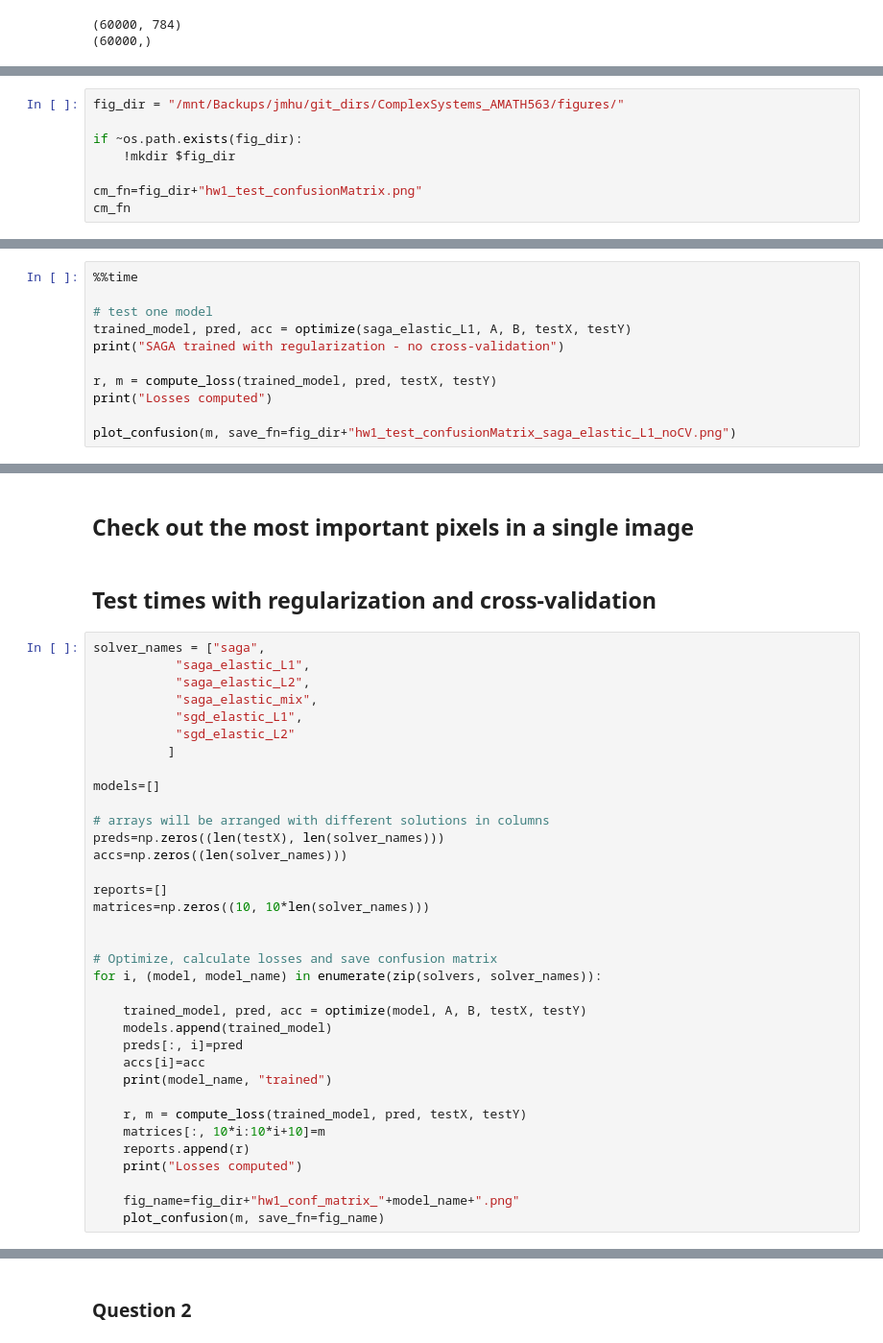
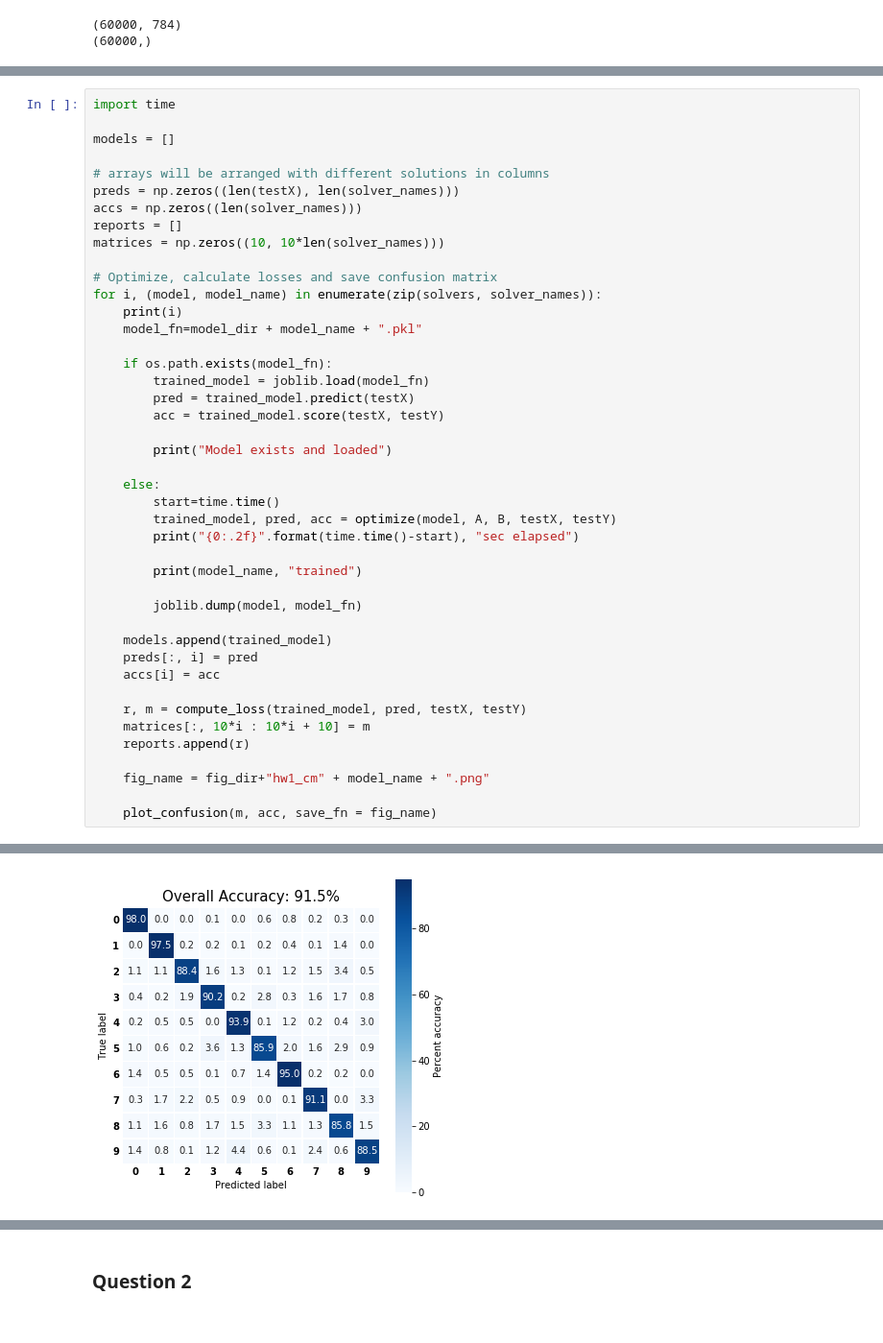
Before and after one commit to jmichellehu/ComplexSystems_AMATH563, a Jupyter notebook: AMATH563_hw1.ipynb, the cells around one changed output, grey strips where cells are left out. Shown at 96% size. Saved outputs shown, nothing was run; the diff lists cells and outputs as text.

```diff
--- a/AMATH563_hw1.ipynb
+++ b/AMATH563_hw1.ipynb
@@ -289,8 +154,0 @@ def plot_confusion(confusion_matrix, save_fn=None):
-# %%
-fig_dir = "/mnt/Backups/jmhu/git_dirs/ComplexSystems_AMATH563/figures/"
-
-if ~os.path.exists(fig_dir):
-    !mkdir $fig_dir
-
-cm_fn=fig_dir+"hw1_test_confusionMatrix.png"
-cm_fn
@@ -306,11 +154,0 @@ Saving as /mnt/Backups/jmhu/git_dirs/ComplexSystems_AMATH563/figures/hw1_test_co
-# %%
-%%time
-
-# test one model
-trained_model, pred, acc = optimize(saga_elastic_L1, A, B, testX, testY)
-print("SAGA trained with regularization - no cross-validation")
-
-r, m = compute_loss(trained_model, pred, testX, testY)
-print("Losses computed")
-
-plot_confusion(m, save_fn=fig_dir+"hw1_test_confusionMatrix_saga_elastic_L1_noCV.png")
@@ -326,40 +155,44 @@ Wall time: 4min 48s
-# %% [markdown]
-## Check out the most important pixels in a single image
-# %% [markdown]
-## Test times with regularization and cross-validation
 # %%
-solver_names = ["saga",
-           "saga_elastic_L1",
-           "saga_elastic_L2",
-           "saga_elastic_mix",
-           "sgd_elastic_L1",
-           "sgd_elastic_L2"
-          ]
+import time
 
-models=[]
+models = []
 
 # arrays will be arranged with different solutions in columns
-preds=np.zeros((len(testX), len(solver_names)))
-accs=np.zeros((len(solver_names)))
-
-reports=[]
-matrices=np.zeros((10, 10*len(solver_names)))
-
+preds = np.zeros((len(testX), len(solver_names)))
+accs = np.zeros((len(solver_names)))
+reports = []
+matrices = np.zeros((10, 10*len(solver_names)))
 
 # Optimize, calculate losses and save confusion matrix
 for i, (model, model_name) in enumerate(zip(solvers, solver_names)):
+    print(i)
+    model_fn=model_dir + model_name + ".pkl"
 
-    trained_model, pred, acc = optimize(model, A, B, testX, testY)
+    if os.path.exists(model_fn):
+        trained_model = joblib.load(model_fn)
+        pred = trained_model.predict(testX)
+        acc = trained_model.score(testX, testY)
+
+        print("Model exists and loaded")
+
+    else:
+        start=time.time()
+        trained_model, pred, acc = optimize(model, A, B, testX, testY)
+        print("{0:.2f}".format(time.time()-start), "sec elapsed")
+
+        print(model_name, "trained")
+
+        joblib.dump(model, model_fn)
+
     models.append(trained_model)
-    preds[:, i]=pred
-    accs[i]=acc
-    print(model_name, "trained")
+    preds[:, i] = pred
+    accs[i] = acc
 
     r, m = compute_loss(trained_model, pred, testX, testY)
-    matrices[:, 10*i:10*i+10]=m
+    matrices[:, 10*i : 10*i + 10] = m
     reports.append(r)
-    print("Losses computed")
 
-    fig_name=fig_dir+"hw1_conf_matrix_"+model_name+".png"
-    plot_confusion(m, save_fn=fig_name)
+    fig_name = fig_dir+"hw1_cm" + model_name + ".png"
+
+    plot_confusion(m, acc, save_fn = fig_name)
 # %% [output]
@@ -382,0 +219 @@ Losses computed
+[figure, added]
```
Also changed, not shown: parts of 70 cells of this notebook.
